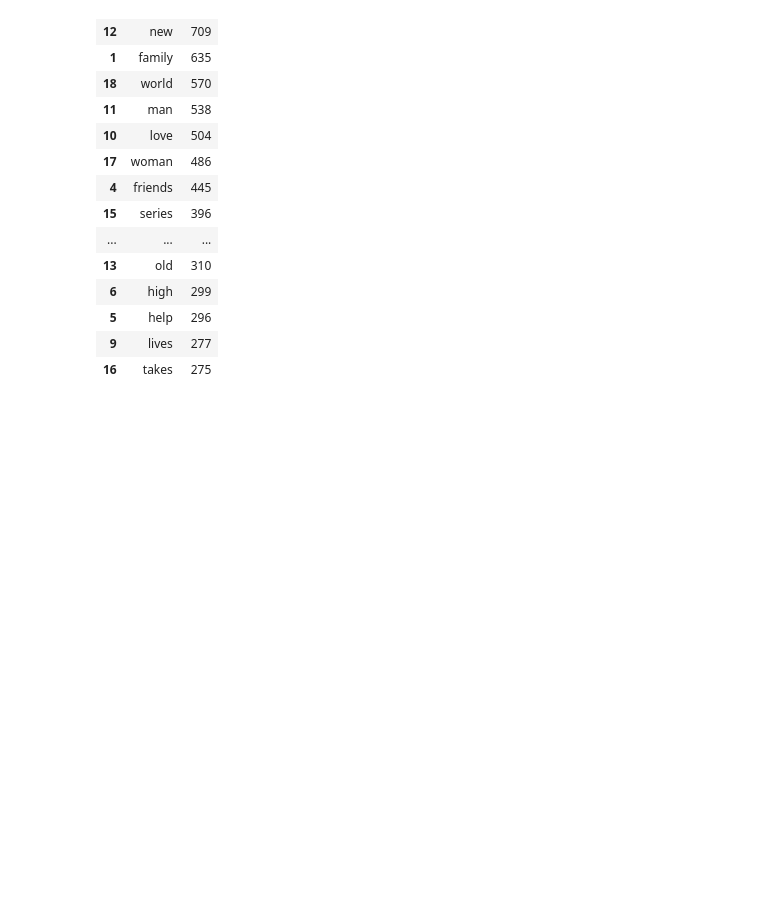
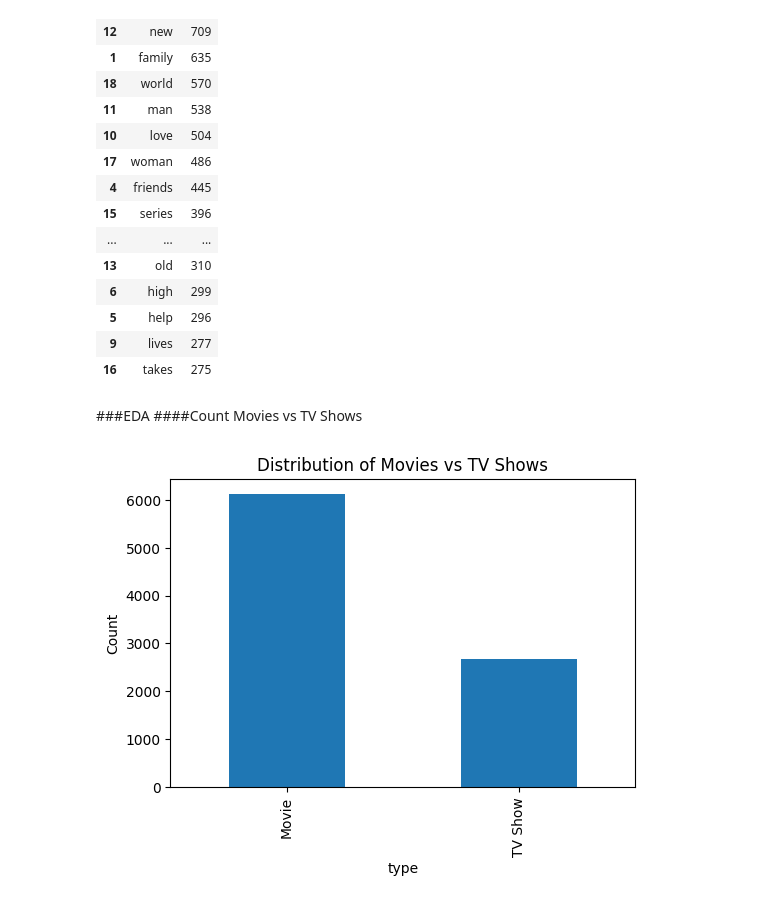
Before and after one commit to JoshOmondi/deep_learning, a Jupyter notebook: NetflixRAG.ipynb, the cells around one changed output. Saved outputs shown, nothing was run; the diff lists cells and outputs as text; code cells hidden in the pictures; blank space fills up the shorter version.

```diff
--- a/NetflixRAG.ipynb
+++ b/NetflixRAG.ipynb
@@ -345,3 +345,15 @@ pd.DataFrame({'word': words, 'freq': word_freq}).sort_values('freq', ascending=F
 | 5 | help | 296 |
 | 9 | lives | 277 |
 | 16 | takes | 275 |
+# %% [markdown]
+###EDA
+####Count Movies vs TV Shows
+# %%
+# Movies vs TV Shows count
+plt.figure(figsize=(6,4))
+df['type'].value_counts().plot(kind='bar')
+plt.title("Distribution of Movies vs TV Shows")
+plt.ylabel("Count")
+plt.show()
+# %% [output]
+[figure, added]
```
Also changed, not shown: parts of 11 cells of this notebook.
